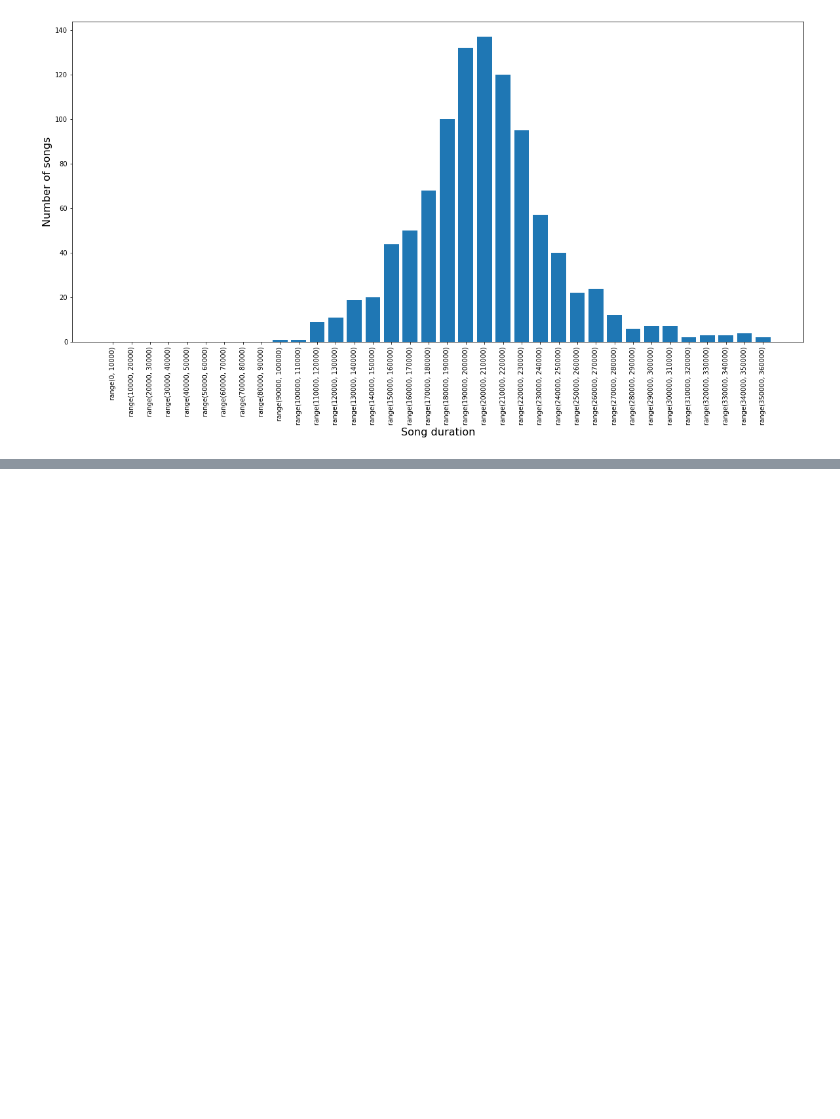
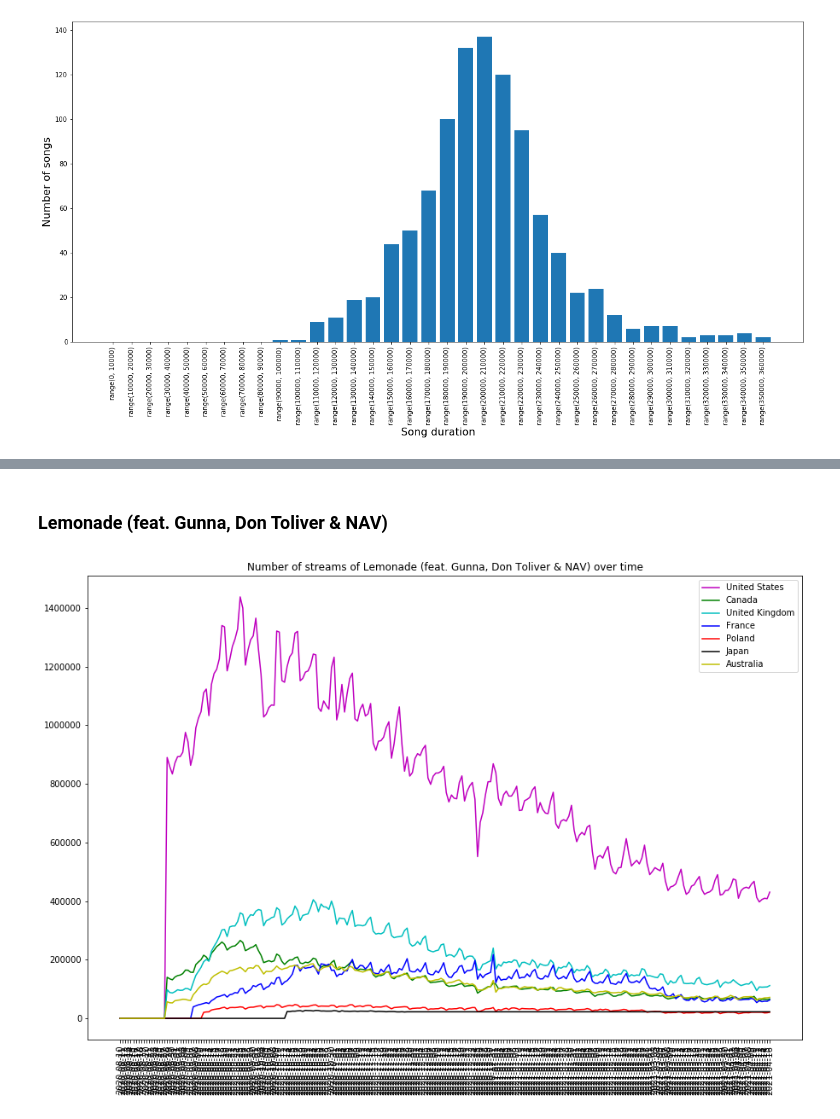
Before and after one commit to Andropogon/Eksploracja-Danych---Projekt, a Jupyter notebook: project_v1.ipynb, the cells around one changed output, grey strips where cells are left out. Drawn from its saved outputs; the diff is of its cells as text; code cells hidden in the pictures; blank space fills up the shorter version.

```diff
--- a/project_v1.ipynb
+++ b/project_v1.ipynb
@@ -289,0 +401,6 @@ plot_top_songs_length("global", top=1000)
+# %% [markdown]
+### **Lemonade (feat. Gunna, Don Toliver & NAV)**
+# %%
+plot_incremental_streams_song(title='Lemonade (feat. Gunna, Don Toliver & NAV)', path='./data/Lemonade (feat. Gunna, Don Toliver & NAV)_incremental.csv')
+# %% [output]
+[figure, added]
```
Also changed, not shown: parts of 15 cells of this notebook, 5 other files.
